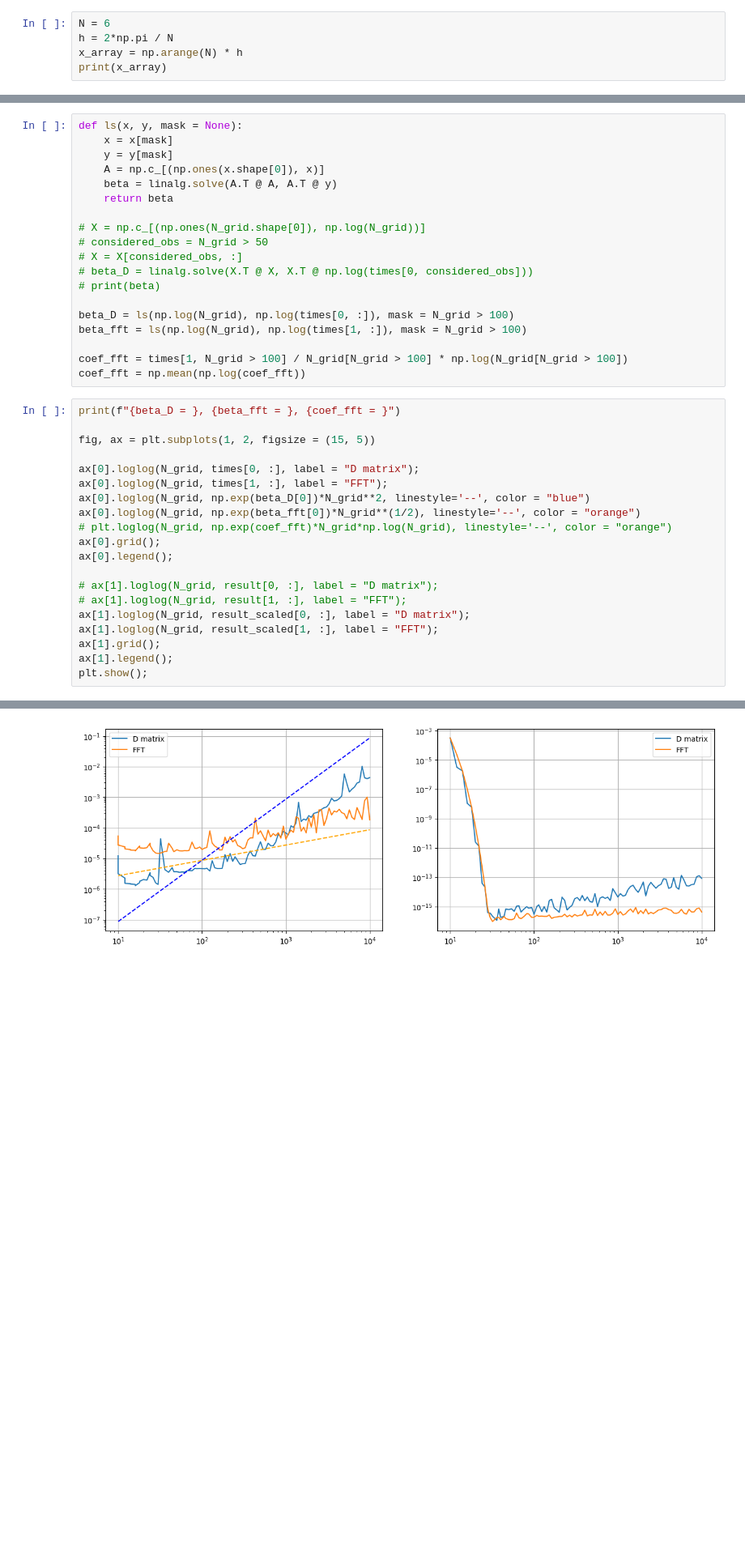
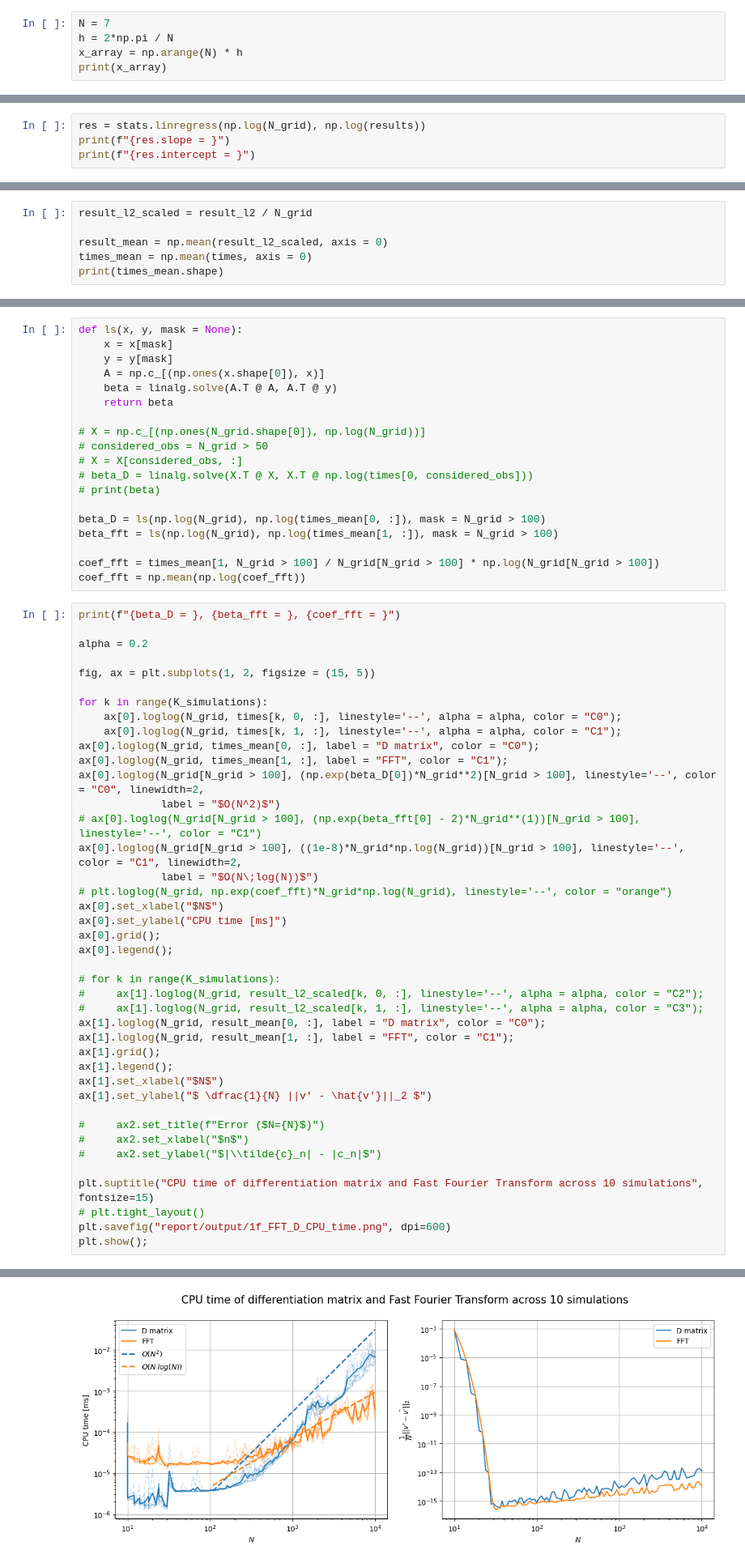
Before and after one commit to JeppeKlitgaard/02689-Advanced-Numerical-Methods, a Jupyter notebook: assignment_1/tb_exercise_1.ipynb, the cells around one changed output, grey strips where cells are left out. Shown: that part at 81% size. Saved outputs shown, nothing was run; the diff lists cells and outputs as text; blank space fills up the shorter version.

```diff
--- a/assignment_1/tb_exercise_1.ipynb
+++ b/assignment_1/tb_exercise_1.ipynb
@@ -67,7 +68,7 @@ plt.legend()
 # %% [markdown]
 ## 1c
 # %%
-N = 6
+N = 7
 h = 2*np.pi / N
 x_array = np.arange(N) * h
 print(x_array)
@@ -110,0 +120,4 @@ plt.plot(x_plot, f_lagrange, color = "red")
+# %%
+res = stats.linregress(np.log(N_grid), np.log(results))
+print(f"{res.slope = }")
+print(f"{res.intercept = }")
@@ -312,0 +519,6 @@ result_scaled = result / N_grid
+# %%
+result_l2_scaled = result_l2 / N_grid
+
+result_mean = np.mean(result_l2_scaled, axis = 0)
+times_mean = np.mean(times, axis = 0)
+print(times_mean.shape)
@@ -324,29 +538,50 @@ def ls(x, y, mask = None):
 # beta_D = linalg.solve(X.T @ X, X.T @ np.log(times[0, considered_obs]))
 # print(beta)
 
-beta_D = ls(np.log(N_grid), np.log(times[0, :]), mask = N_grid > 100)
-beta_fft = ls(np.log(N_grid), np.log(times[1, :]), mask = N_grid > 100)
+beta_D = ls(np.log(N_grid), np.log(times_mean[0, :]), mask = N_grid > 100)
+beta_fft = ls(np.log(N_grid), np.log(times_mean[1, :]), mask = N_grid > 100)
 
-coef_fft = times[1, N_grid > 100] / N_grid[N_grid > 100] * np.log(N_grid[N_grid > 100])
+coef_fft = times_mean[1, N_grid > 100] / N_grid[N_grid > 100] * np.log(N_grid[N_grid > 100])
 coef_fft = np.mean(np.log(coef_fft))
 # %%
 print(f"{beta_D = }, {beta_fft = }, {coef_fft = }")
 
+alpha = 0.2
+
 fig, ax = plt.subplots(1, 2, figsize = (15, 5))
 
-ax[0].loglog(N_grid, times[0, :], label = "D matrix");
-ax[0].loglog(N_grid, times[1, :], label = "FFT");
-ax[0].loglog(N_grid, np.exp(beta_D[0])*N_grid**2, linestyle='--', color = "blue")
-ax[0].loglog(N_grid, np.exp(beta_fft[0])*N_grid**(1/2), linestyle='--', color = "orange")
+for k in range(K_simulations):
+    ax[0].loglog(N_grid, times[k, 0, :], linestyle='--', alpha = alpha, color = "C0");
+    ax[0].loglog(N_grid, times[k, 1, :], linestyle='--', alpha = alpha, color = "C1");
+ax[0].loglog(N_grid, times_mean[0, :], label = "D matrix", color = "C0");
+ax[0].loglog(N_grid, times_mean[1, :], label = "FFT", color = "C1");
+ax[0].loglog(N_grid[N_grid > 100], (np.exp(beta_D[0])*N_grid**2)[N_grid > 100], linestyle='--', color = "C0", linewidth=2,
+             label = "$O(N^2)$")
+# ax[0].loglog(N_grid[N_grid > 100], (np.exp(beta_fft[0] - 2)*N_grid**(1))[N_grid > 100], linestyle='--', color = "C1")
+ax[0].loglog(N_grid[N_grid > 100], ((1e-8)*N_grid*np.log(N_grid))[N_grid > 100], linestyle='--', color = "C1", linewidth=2,
+             label = "$O(N\;log(N))$")
 # plt.loglog(N_grid, np.exp(coef_fft)*N_grid*np.log(N_grid), linestyle='--', color = "orange")
+ax[0].set_xlabel("$N$")
+ax[0].set_ylabel("CPU time [ms]")
 ax[0].grid();
 ax[0].legend();
 
-# ax[1].loglog(N_grid, result[0, :], label = "D matrix");
-# ax[1].loglog(N_grid, result[1, :], label = "FFT");
-ax[1].loglog(N_grid, result_scaled[0, :], label = "D matrix");
-ax[1].loglog(N_grid, result_scaled[1, :], label = "FFT");
+# for k in range(K_simulations):
+#     ax[1].loglog(N_grid, result_l2_scaled[k, 0, :], linestyle='--', alpha = alpha, color = "C2");
+#     ax[1].loglog(N_grid, result_l2_scaled[k, 1, :], linestyle='--', alpha = alpha, color = "C3");
+ax[1].loglog(N_grid, result_mean[0, :], label = "D matrix", color = "C0");
+ax[1].loglog(N_grid, result_mean[1, :], label = "FFT", color = "C1");
 ax[1].grid();
 ax[1].legend();
+ax[1].set_xlabel("$N$")
+ax[1].set_ylabel("$ \dfrac{1}{N} ||v' - \hat{v'}||_2 $")
+
+#     ax2.set_title(f"Error ($N={N}$)")
+#     ax2.set_xlabel("$n$")
+#     ax2.set_ylabel("$|\\tilde{c}_n| - |c_n|$")
+
+plt.suptitle("CPU time of differentiation matrix and Fast Fourier Transform across 10 simulations", fontsize=15)
+# plt.tight_layout()
+plt.savefig("report/output/1f_FFT_D_CPU_time.png", dpi=600)
 plt.show();
 # %% [output]
@@ -354 +589 @@ beta_D = array([-20.86268612,   1.67512162]), beta_fft = array([-13.95791682,
-[figure, old version]
+[figure, new version]
```
Also changed, not shown: parts of 31 cells of this notebook, 1 other file.
